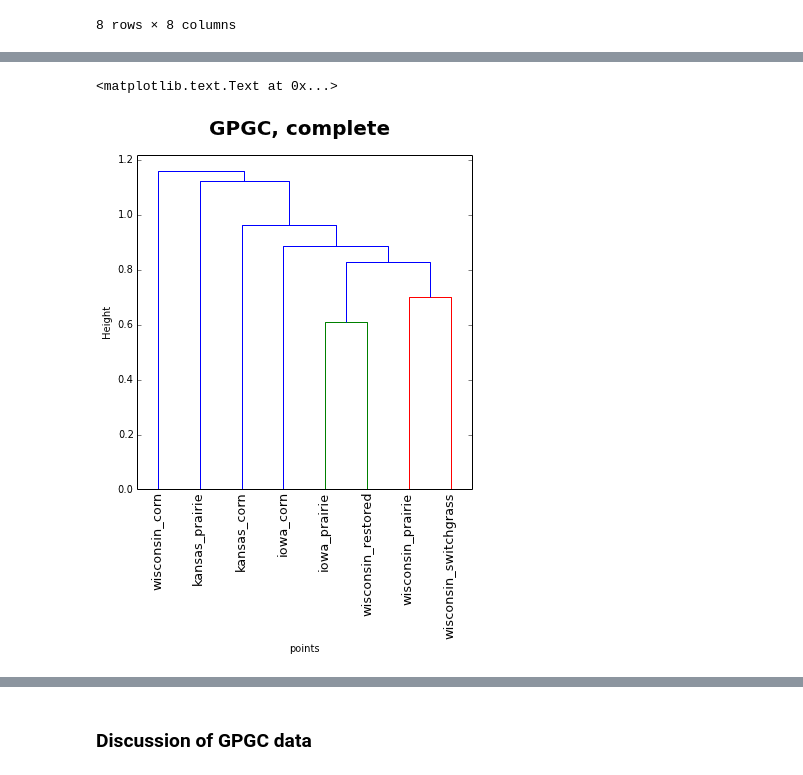
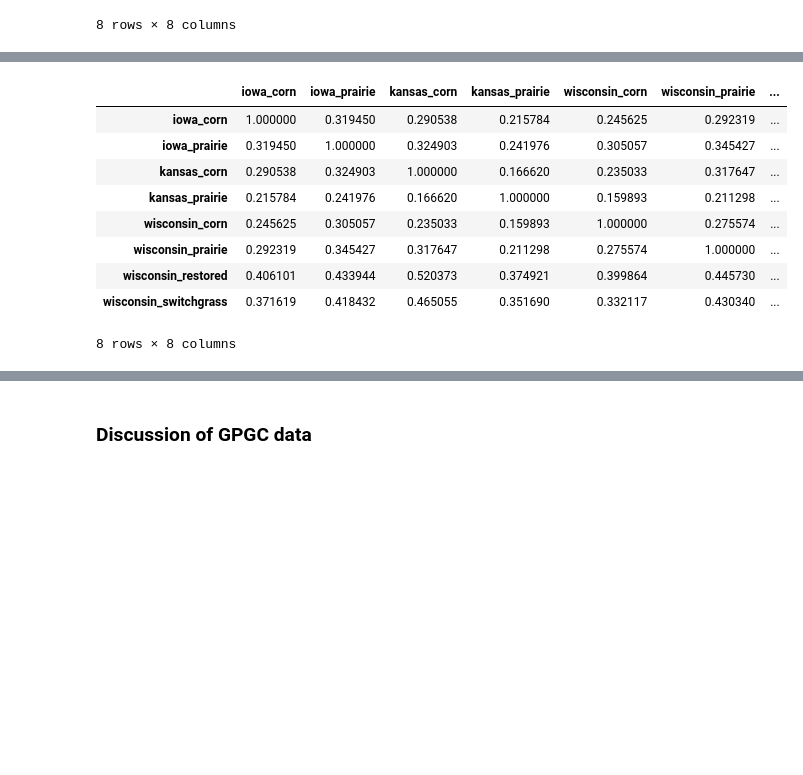
Before and after one commit to qingpeng/2014-virus-meta, a Jupyter notebook: notebook/Slides_May2014.ipynb, the cells around one changed output, grey strips where cells are left out. Cells and saved outputs as stored; diff of their text form; code cells hidden in the pictures; blank space fills up the shorter version.

```diff
--- a/notebook/Comparison.ipynb
+++ b/notebook/Slides_May2014.ipynb
@@ -478,10 +469,16 @@ suptitle('GPGC, average', fontweight='bold', fontsize=20)
-# %%
-figure(num=None, figsize=(6, 6))
-R = dendrogram(linkage(GPGC, method='complete'), leaf_font_size=13,labels=L, leaf_rotation=90)
-
-xlabel('points')
-ylabel('Height')
-suptitle('GPGC, complete', fontweight='bold', fontsize=20)
-# %% [output]
-<matplotlib.text.Text at 0x...>
-[figure, removed]
+# %%
+GPGC5X=pd.read_csv('../data/GPGC_distance_5X.txt',delimiter=',',index_col=0)
+
+L5X=GPGC5X.index
+GPGC5X
+# %% [output]
+|  | iowa_corn | iowa_prairie | kansas_corn | kansas_prairie | wisconsin_corn | wisconsin_prairie | ... |
+| iowa_corn | 1.000000 | 0.319450 | 0.290538 | 0.215784 | 0.245625 | 0.292319 | ... |
+| iowa_prairie | 0.319450 | 1.000000 | 0.324903 | 0.241976 | 0.305057 | 0.345427 | ... |
+| kansas_corn | 0.290538 | 0.324903 | 1.000000 | 0.166620 | 0.235033 | 0.317647 | ... |
+| kansas_prairie | 0.215784 | 0.241976 | 0.166620 | 1.000000 | 0.159893 | 0.211298 | ... |
+| wisconsin_corn | 0.245625 | 0.305057 | 0.235033 | 0.159893 | 1.000000 | 0.275574 | ... |
+| wisconsin_prairie | 0.292319 | 0.345427 | 0.317647 | 0.211298 | 0.275574 | 1.000000 | ... |
+| wisconsin_restored | 0.406101 | 0.433944 | 0.520373 | 0.374921 | 0.399864 | 0.445730 | ... |
+| wisconsin_switchgrass | 0.371619 | 0.418432 | 0.465055 | 0.351690 | 0.332117 | 0.430340 | ... |
+8 rows × 8 columns
```
Also changed, not shown: parts of 10 cells of this notebook, 12 other files.
